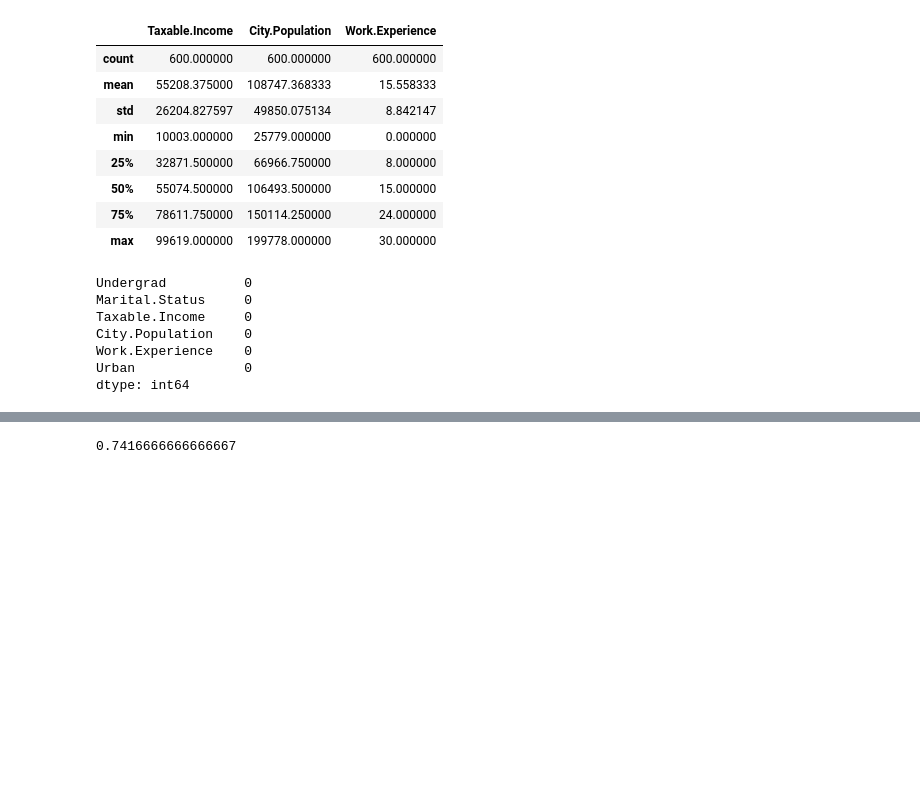
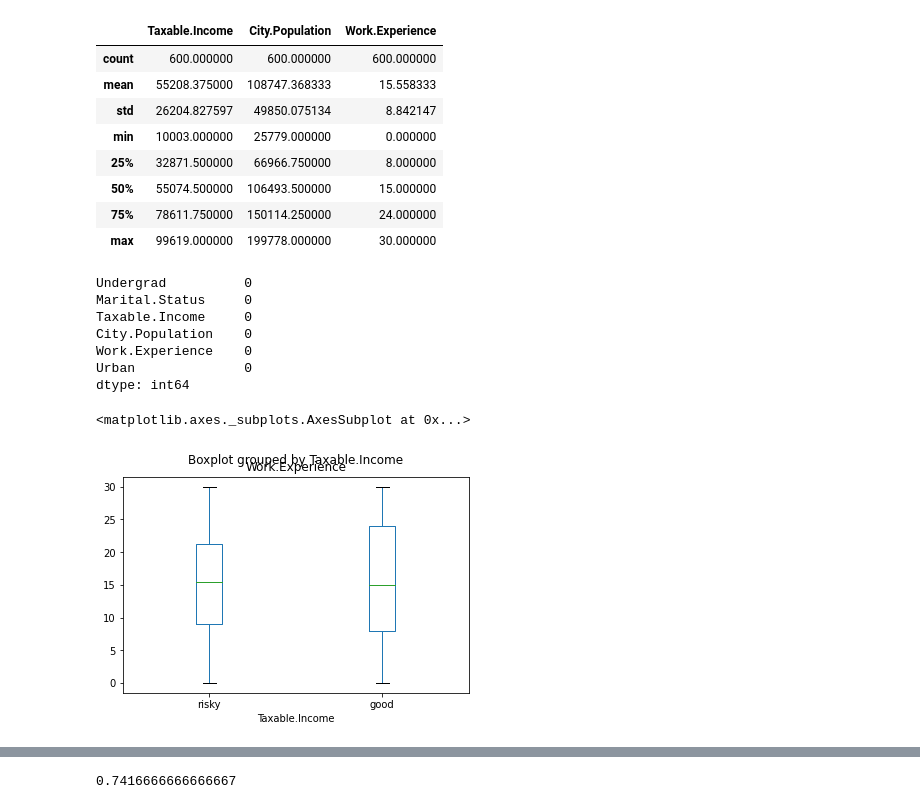
Before and after one commit to ch-aitali/assignments, a Jupyter notebook: Random_forest_Q2.ipynb, the cells around one changed output, grey strips where cells are left out. Cells and saved outputs as stored; diff of their text form; code cells hidden in the pictures; blank space fills up the shorter version.

```diff
--- a/Random_forest_Q2.ipynb
+++ b/Random_forest_Q2.ipynb
@@ -64,3 +65,8 @@ data1['Taxable.Income']=pd.cut(data1['Taxable.Income'],bins=[0,30000,100000],lab
 # %%
 X = data1.iloc[:,1:10]
 y = data1.iloc[:,0]
+# %%
+data1.boxplot(by ='Taxable.Income', column =['Work.Experience'], grid = False)
+# %% [output]
+<matplotlib.axes._subplots.AxesSubplot at 0x...>
+[figure, added]
```
Also changed, not shown: parts of 4 cells of this notebook.
